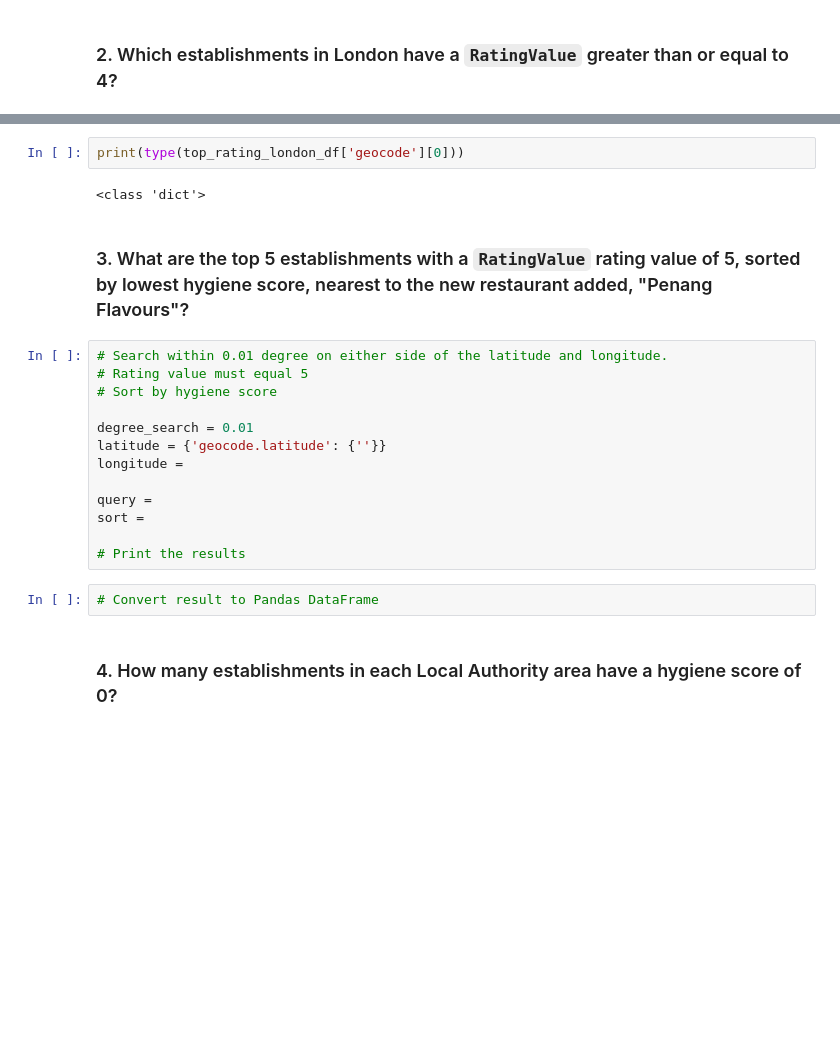
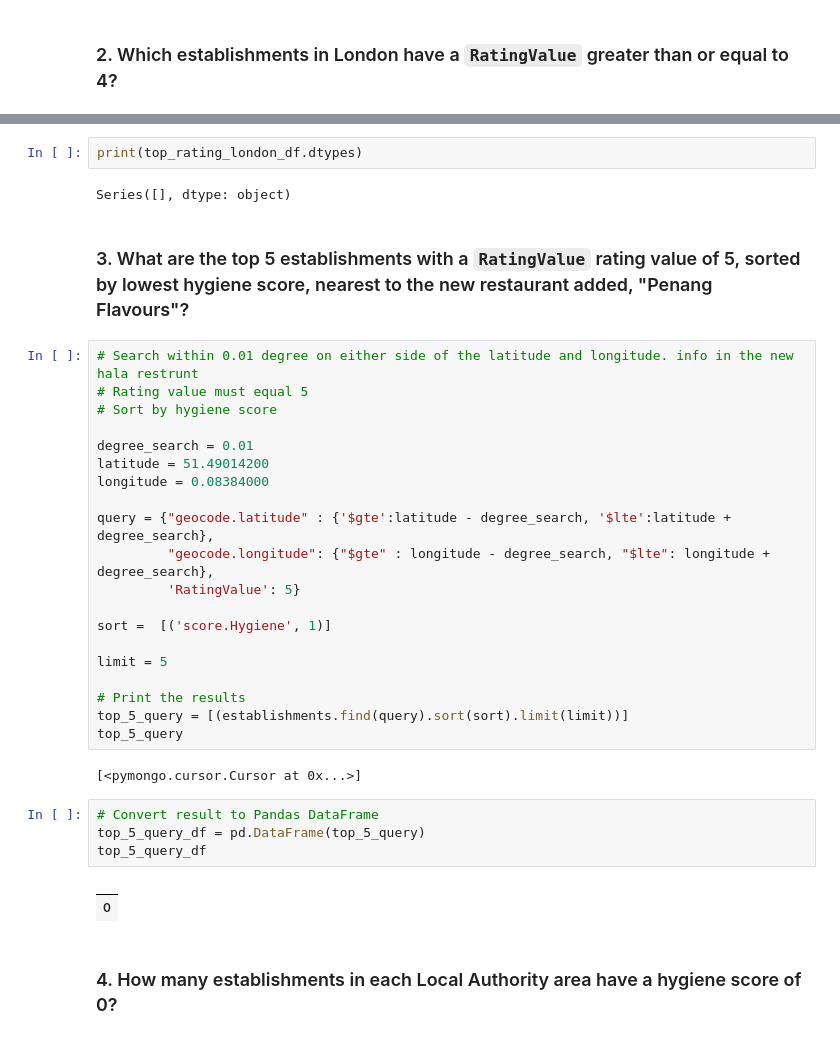
Before and after one commit to nabroo101/nosql-challenge, a Jupyter notebook: Starter_Code/NoSQL_analysis_starter.ipynb, the cells around one changed output, grey strips where cells are left out. Saved outputs shown, nothing was run; the diff lists cells and outputs as text; blank space fills up the shorter version.

```diff
--- a/Starter_Code/NoSQL_analysis_starter.ipynb
+++ b/Starter_Code/NoSQL_analysis_starter.ipynb
@@ -133,24 +103,38 @@ number of rows: 33
 # %%
-print(type(top_rating_london_df['geocode'][0]))
+print(top_rating_london_df.dtypes)
 # %% [output]
-<class 'dict'>
+Series([], dtype: object)
 # %% [markdown]
 ### 3. What are the top 5 establishments with a `RatingValue` rating value of 5, sorted by lowest hygiene score, nearest to the new restaurant added, "Penang Flavours"?
 # %%
-# Search within 0.01 degree on either side of the latitude and longitude.
+# Search within 0.01 degree on either side of the latitude and longitude. info in the new hala restrunt
 # Rating value must equal 5
 # Sort by hygiene score
 
 degree_search = 0.01
-latitude = {'geocode.latitude': {''}}
-longitude =
+latitude = 51.49014200
+longitude = 0.08384000
 
-query =
-sort =
+query = {"geocode.latitude" : {'$gte':latitude - degree_search, '$lte':latitude + degree_search},
+         "geocode.longitude": {"$gte" : longitude - degree_search, "$lte": longitude + degree_search},
+         'RatingValue': 5}
+
+sort =  [('score.Hygiene', 1)]
+
+limit = 5
 
 # Print the results
+top_5_query = [(establishments.find(query).sort(sort).limit(limit))]
+top_5_query
+# %% [output]
+[<pymongo.cursor.Cursor at 0x...>]
 # %%
 # Convert result to Pandas DataFrame
+top_5_query_df = pd.DataFrame(top_5_query)
+top_5_query_df
+# %% [output]
+|  |
+| 0 |
 # %% [markdown]
 ### 4. How many establishments in each Local Authority area have a hygiene score of 0?
 # %%
```
Also changed, not shown: parts of 7 cells of this notebook, 1 other file.
